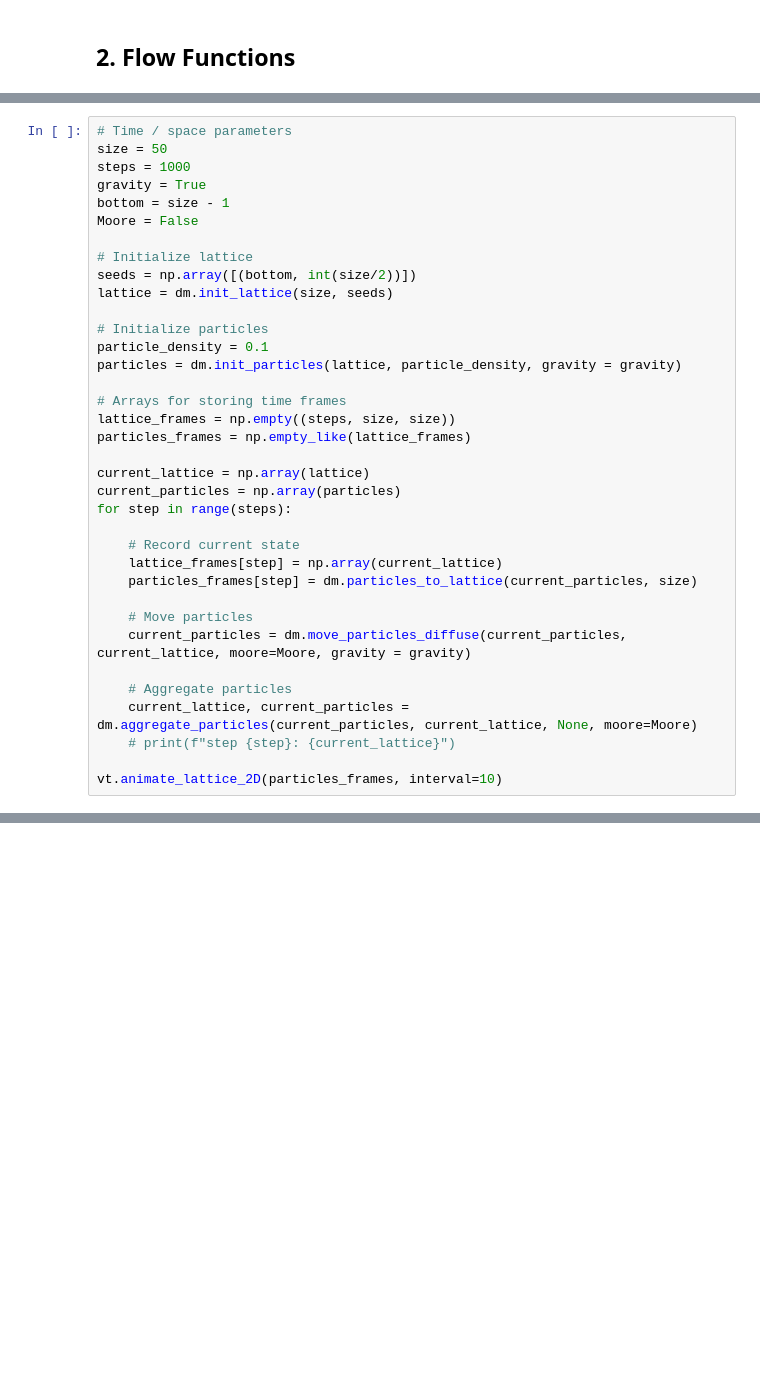
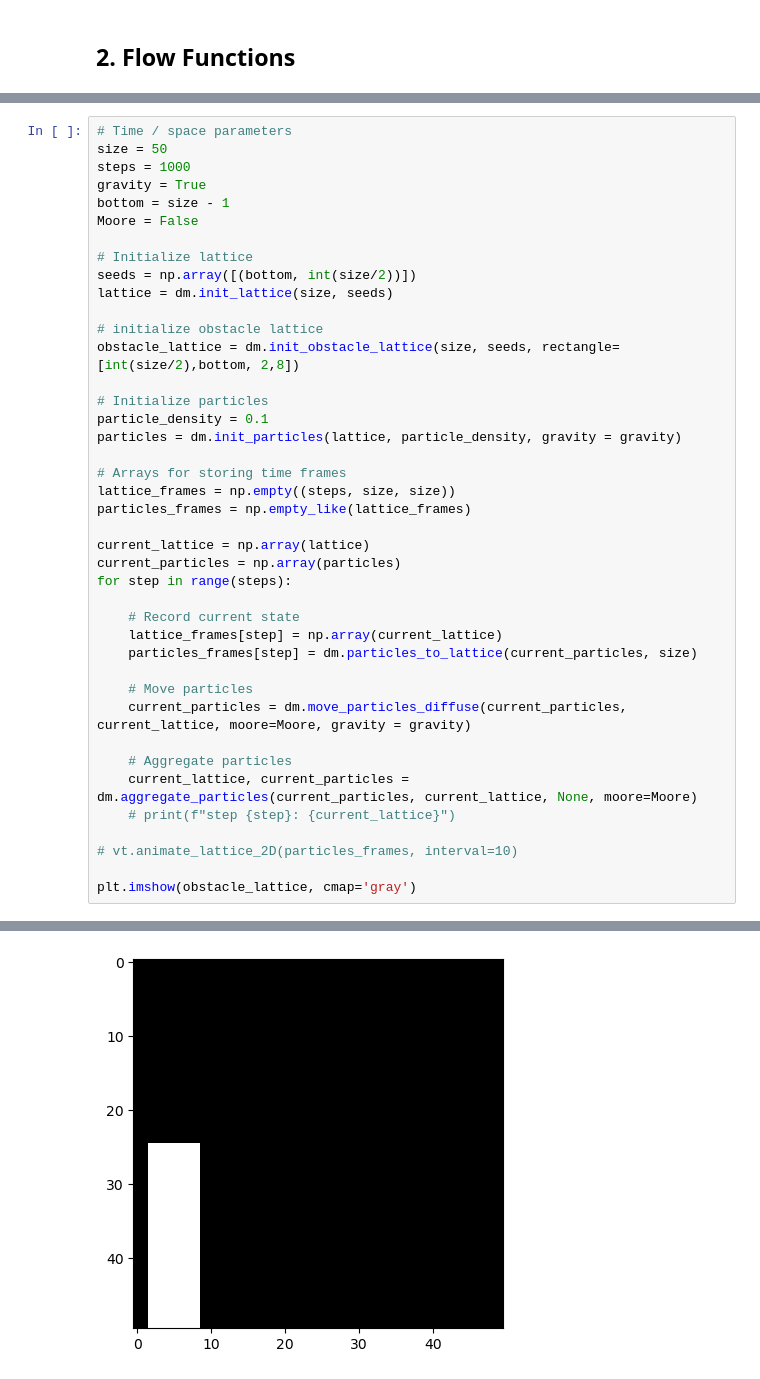
Before and after one commit to mboyan/complex-system-simulation, a Jupyter notebook: Project/Code/ProjectNotebook.ipynb, the cells around one changed output, grey strips where cells are left out. Cells and saved outputs as stored; diff of their text form; blank space fills up the shorter version.

Commit message:
obstacle lattice made

```diff
--- a/Project/Code/ProjectNotebook.ipynb
+++ b/Project/Code/ProjectNotebook.ipynb
@@ -27,6 +29,9 @@ Moore = False
 # Initialize lattice
 seeds = np.array([(bottom, int(size/2))])
 lattice = dm.init_lattice(size, seeds)
+
+# initialize obstacle lattice
+obstacle_lattice = dm.init_obstacle_lattice(size, seeds, rectangle=[int(size/2),bottom, 2,8])
 
 # Initialize particles
 particle_density = 0.1
@@ -51,4 +56,7 @@ for step in range(steps):
     current_lattice, current_particles = dm.aggregate_particles(current_particles, current_lattice, None, moore=Moore)
     # print(f"step {step}: {current_lattice}")
 
-vt.animate_lattice_2D(particles_frames, interval=10)
+# vt.animate_lattice_2D(particles_frames, interval=10)
+
+plt.imshow(obstacle_lattice, cmap='gray')
+# %% [output]
@@ -54,0 +64 @@ vt.animate_lattice_2D(particles_frames, interval=10)
+[figure, added]
```
Also changed, not shown: parts of 3 cells of this notebook, 1 other file.
